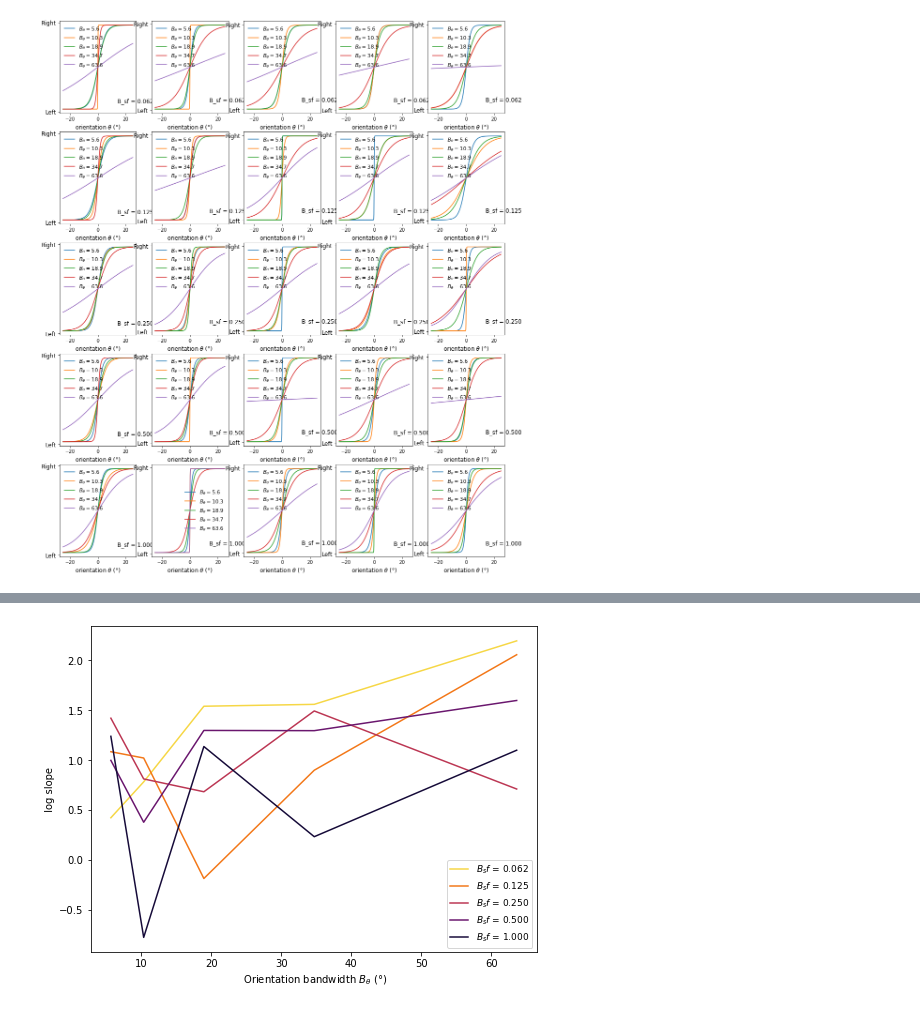
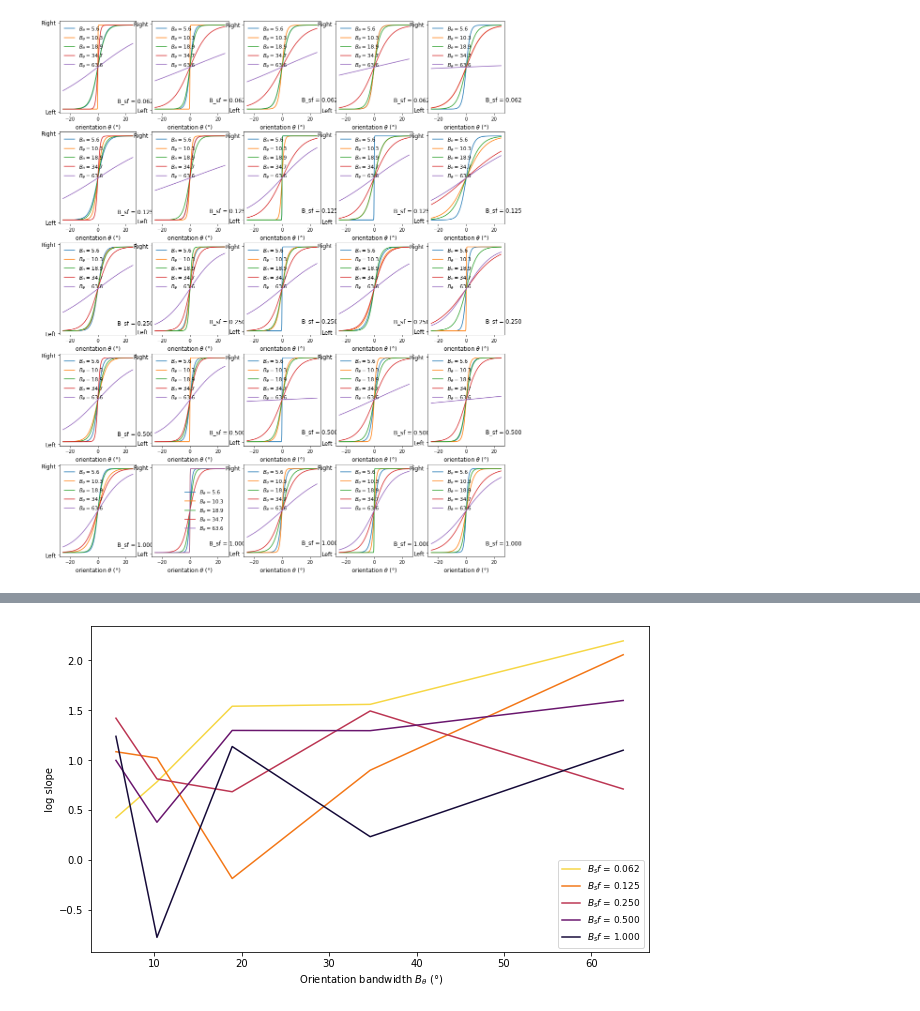
Before and after one commit to jennafradin/MSc-Internship, a Jupyter notebook: Notebooks/W18/39_analysis_joint_fit.ipynb, the cells around one changed output, grey strips where cells are left out. Cells and saved outputs as stored; diff of their text form; code cells hidden in the pictures.

```diff
--- a/Notebooks/W18/39_analysis_joint_fit.ipynb
+++ b/Notebooks/W18/39_analysis_joint_fit.ipynb
@@ -278,11 +276,12 @@ for num, data in enumerate(subj_data_list) :
 for num, data in enumerate(subj_data_list) :
     print('--> observer num', num)
     theta0_, wt_, p0_ = get_params(results[num], verbose=True)
+    colors = plt.cm.inferno(np.linspace(.9, .1, len(B_theta_list)))
     coef_list = []
     plt.figure(figsize = (8,6))
     for i_B_sf, B_sf in enumerate(B_sf_list):
         wt__ = wt_[(i_B_sf*len(B_theta_list)):((i_B_sf+1)*len(B_theta_list))]
-        plt.plot(B_theta_list, np.log(wt__), label=f'B_sf = {B_sf:.3f}')
+        plt.plot(B_theta_list, np.log(wt__), label=f'B_sf = {B_sf:.3f}',color=colors[i_B_sf])
     plt.xlabel(r' Orientation bandwidth $B_\theta$ (°)')
     plt.ylabel(r' log slopes ')
     plt.legend(loc ='upper left',title="Spatial frequency bandwidth")
@@ -311,21 +310,23 @@ p0 = 0.015
 # %%
- plt.figure(figsize=(8,6))
+# mean graph of all the performances
+
+plt.figure(figsize=(10,6))
 for i_B_sf, B_sf in enumerate(B_sf_list) :
     Bsf_lst = []
     colors = plt.cm.inferno(np.linspace(.9, .1, len(B_theta_list)))
     for num, data in enumerate(subj_data_list) :
         theta0_, wt_, p0_ = get_params(results[num], verbose=False)
         wt__ = wt_[(i_B_sf*len(B_theta_list)):((i_B_sf+1)*len(B_theta_list))]
         Bsf_lst.append(np.log(wt__))
 
         mean = np.mean(Bsf_lst, axis = 1)
         std = np.std(Bsf_lst, axis = 1)
 
     plt.plot(B_theta_list, mean, label=r'$B_sf$ = %.3f' %B_sf, color=colors[i_B_sf])
     #plt.fill_between(B_theta_list, y1 = mean - std, y2 = mean + std, color = cols[i_sf])
     plt.legend(loc="lower right",fontsize='9')
-    #plt.errorbar(B_theta_list, mean, xerr = std, color=colors[i_B_sf])
+    #plt.errorbar(B_theta_list, mean, yerr = std, color=colors[i_B_sf])
     plt.xlabel(r' Orientation bandwidth $B_\theta$ (°)')
     plt.ylabel(r' log slope ')
 # %% [output]
-[figure, old version]
+[figure, new version]
```
Also changed, not shown: parts of 5 cells of this notebook, 3 other files.
